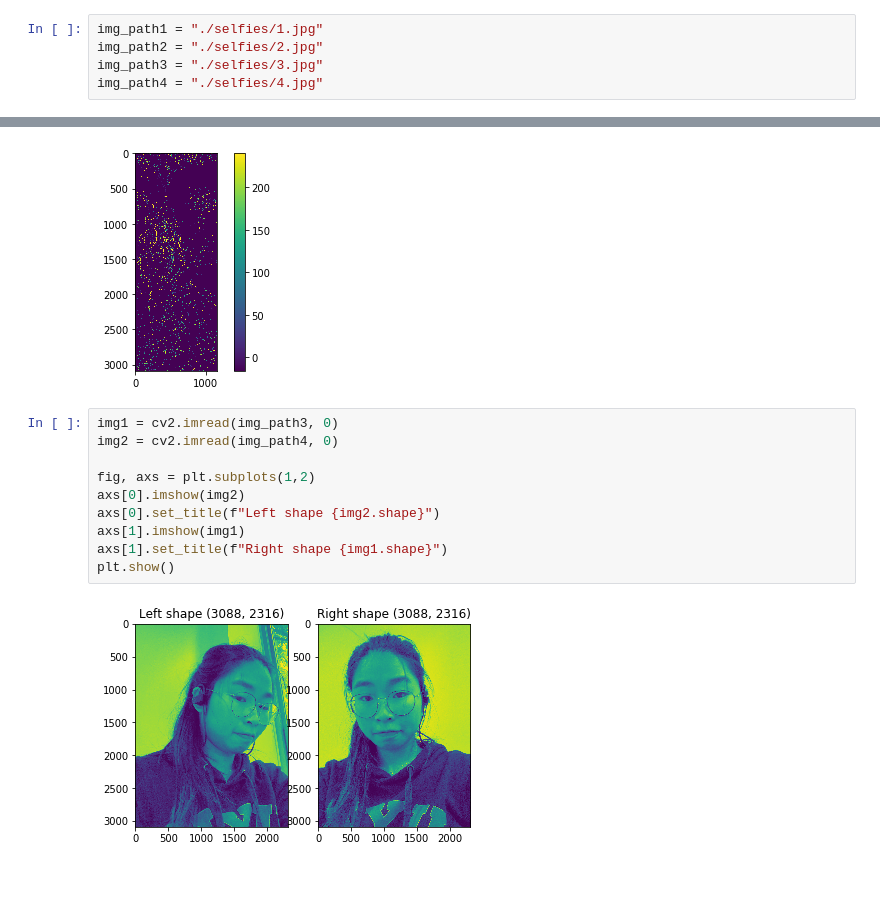
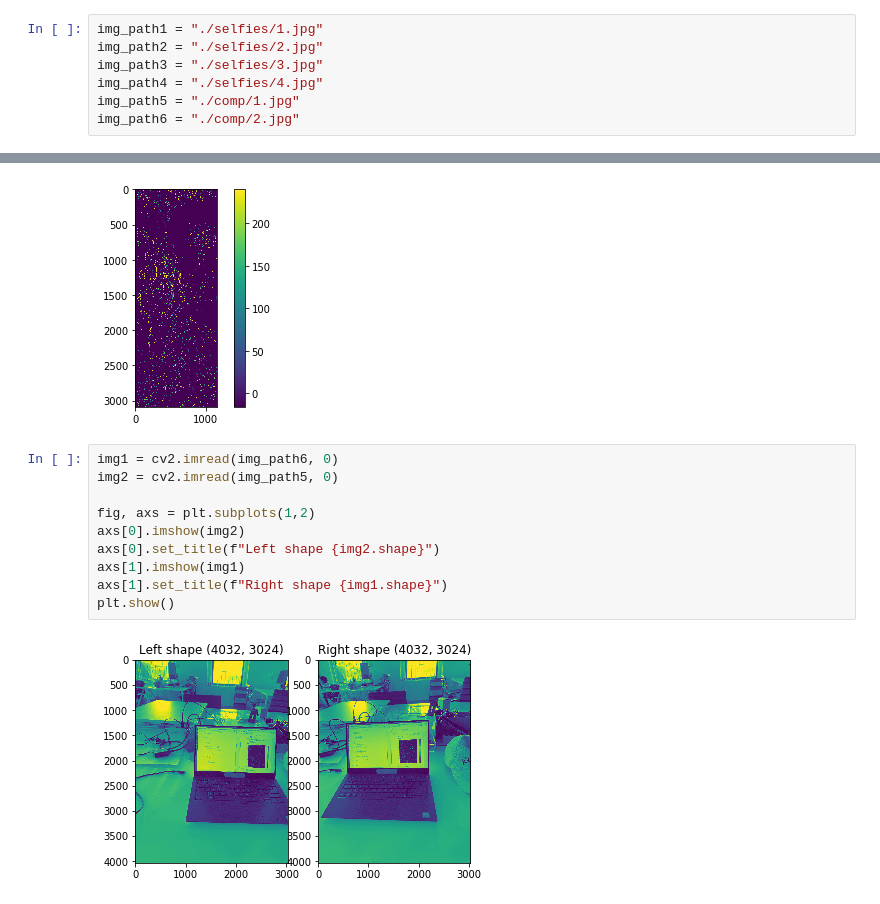
Before and after one commit to bilingwu/Img2Vid, a Jupyter notebook: DepthMap.ipynb, the cells around one changed output, grey strips where cells are left out. Cells and saved outputs as stored; diff of their text form.

```diff
--- a/DepthMap.ipynb
+++ b/DepthMap.ipynb
@@ -14,6 +14,8 @@ img_path1 = "./selfies/1.jpg"
 img_path2 = "./selfies/2.jpg"
 img_path3 = "./selfies/3.jpg"
 img_path4 = "./selfies/4.jpg"
+img_path5 = "./comp/1.jpg"
+img_path6 = "./comp/2.jpg"
 # %%
 # Read image and split it in a stereo pair
 
@@ -49,14 +51,14 @@ plt.show()
 # %% [output]
 [figure]
 # %%
-img1 = cv2.imread(img_path3, 0)
-img2 = cv2.imread(img_path4, 0)
+img1 = cv2.imread(img_path6, 0)
+img2 = cv2.imread(img_path5, 0)
 
 fig, axs = plt.subplots(1,2)
 axs[0].imshow(img2)
 axs[0].set_title(f"Left shape {img2.shape}")
 axs[1].imshow(img1)
 axs[1].set_title(f"Right shape {img1.shape}")
 plt.show()
 # %% [output]
-[figure, old version]
+[figure, new version]
```
Also changed, not shown: parts of 4 cells of this notebook, 19 other files.
